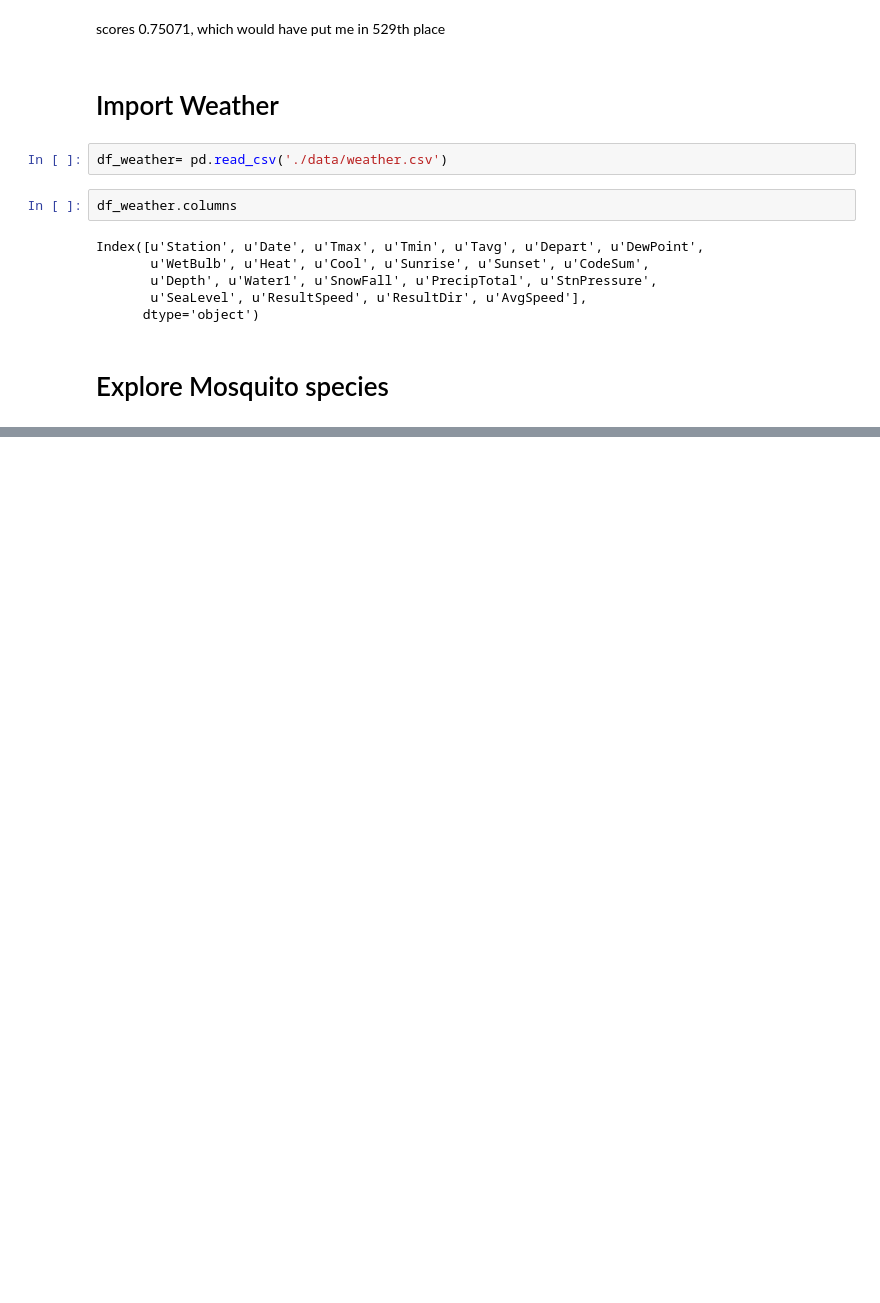
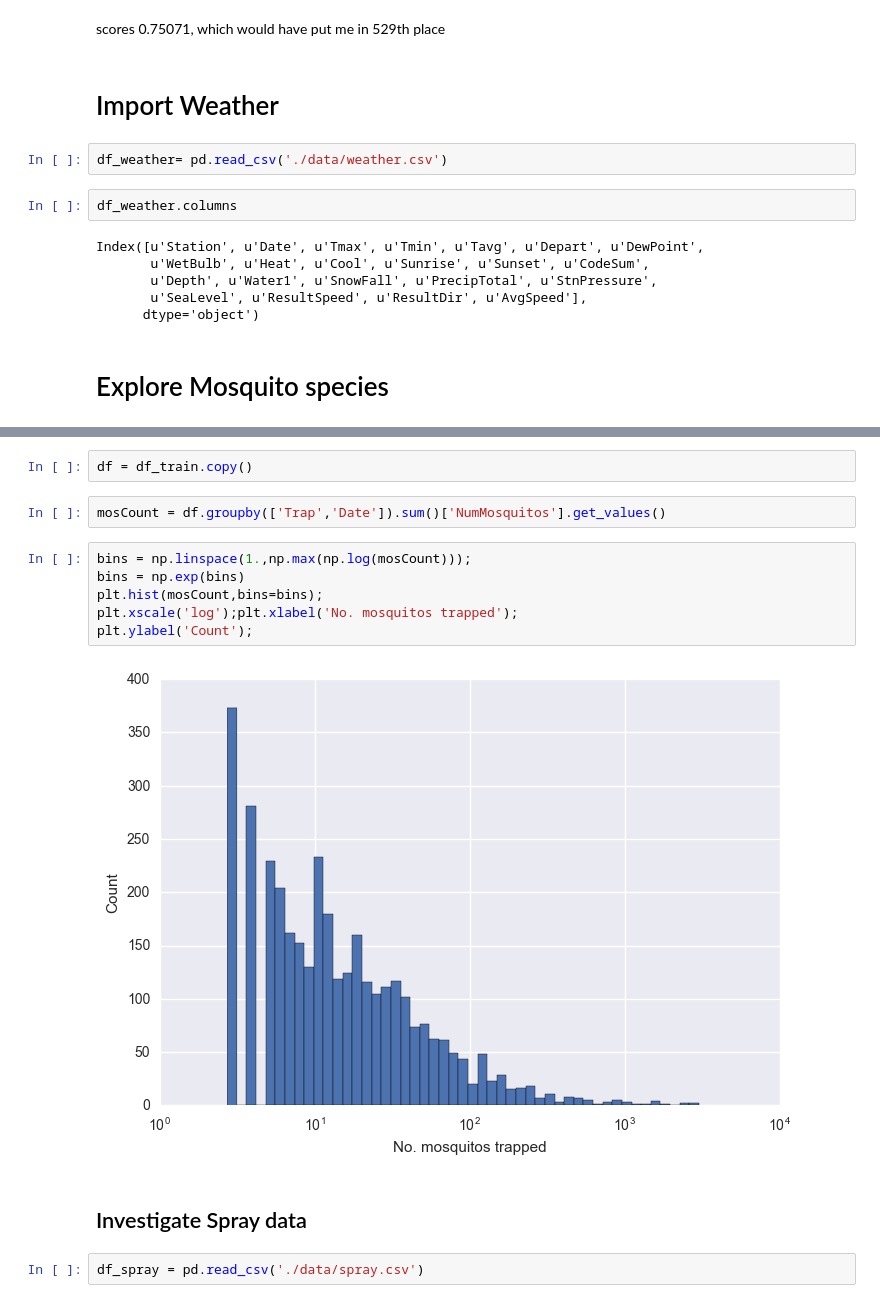
Before and after one commit to sempwn/west-nile-virus, a Jupyter notebook: data_exploration.ipynb, the cells around one changed output, grey strips where cells are left out. Saved outputs shown, nothing was run; the diff lists cells and outputs as text; blank space fills up the shorter version.

```diff
--- a/data_exploration.ipynb
+++ b/data_exploration.ipynb
@@ -177,0 +179,16 @@ Index([u'Date', u'Address', u'Species', u'Block', u'Street', u'Trap',
+# %%
+df = df_train.copy()
+# %%
+mosCount = df.groupby(['Trap','Date']).sum()['NumMosquitos'].get_values()
+# %%
+bins = np.linspace(1.,np.max(np.log(mosCount)));
+bins = np.exp(bins)
+plt.hist(mosCount,bins=bins);
+plt.xscale('log');plt.xlabel('No. mosquitos trapped');
+plt.ylabel('Count');
+# %% [output]
+[figure, added]
+# %% [markdown]
+## Investigate Spray data
+# %%
+df_spray = pd.read_csv('./data/spray.csv')
```
Also changed, not shown: parts of 12 cells of this notebook, 8 other files.
